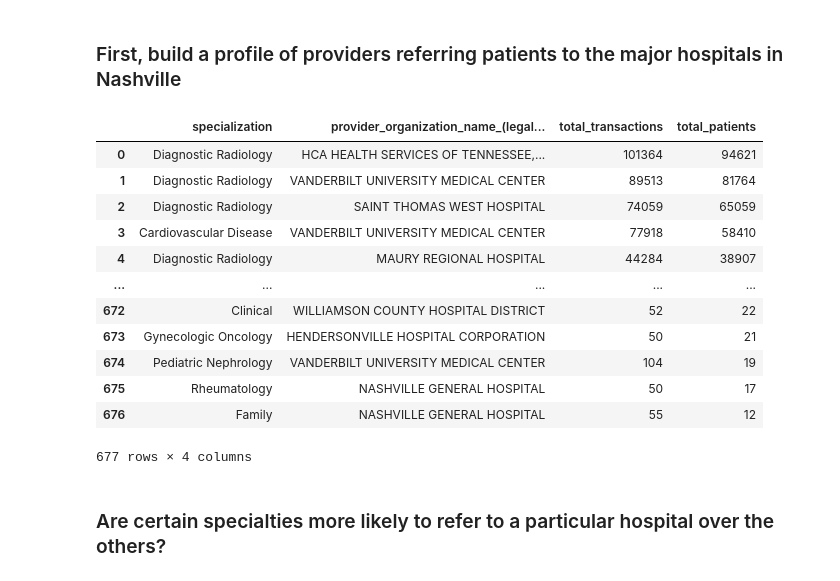
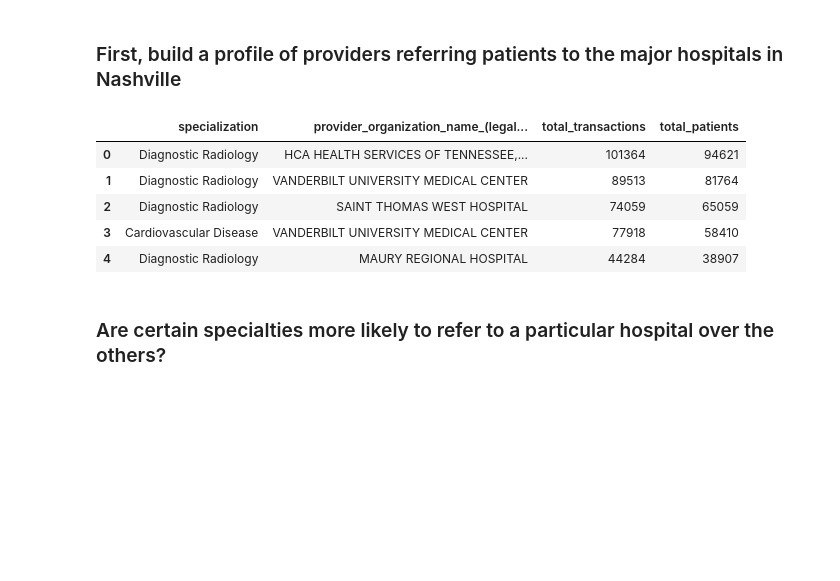
Before and after one commit to tomoumer/hop_team-the-hindenburgs, a Jupyter notebook: Hop_Teaming_Analysis.ipynb, the cells around one changed output. Cells and saved outputs as stored; diff of their text form; code cells hidden in the pictures; blank space fills up the shorter version.

```diff
--- a/Hop_Teaming_Analysis.ipynb
+++ b/Hop_Teaming_Analysis.ipynb
@@ -155,37 +155,30 @@ Major_Hos_sqlite.to_csv('Major_Hospitals.csv')
 # %%
 # Specialization to Major Hospitals
 query = '''
 SELECT t.specialization, n2.`provider_organization_name_(legal_business_name)`,
        SUM(h.transaction_count) AS total_transactions, SUM(h.patient_count) AS total_patients
 FROM hop_major_TN_hospitals AS h
 INNER JOIN nppes n1
 ON h.from_npi = n1.npi
 INNER JOIN nppes n2
 ON h.to_npi = n2.npi
 INNER JOIN taxonomy as t
 ON n1.primary_taxonomy = t.code
 GROUP BY t.specialization, n2.`provider_organization_name_(legal_business_name)`
 ORDER BY total_patients DESC;
 '''
 
 with sqlite3.connect('Hop_Teaming_2018.sqlite') as db:
     Specialization_to_Hos_sqlite = pd.read_sql(query, db)
 
-Specialization_to_Hos_sqlite
+Specialization_to_Hos_sqlite.head()
 # %% [output]
 |  | specialization | provider_organization_name_(legal... | total_transactions | total_patients |
 | 0 | Diagnostic Radiology | HCA HEALTH SERVICES OF TENNESSEE,... | 101364 | 94621 |
 | 1 | Diagnostic Radiology | VANDERBILT UNIVERSITY MEDICAL CENTER | 89513 | 81764 |
 | 2 | Diagnostic Radiology | SAINT THOMAS WEST HOSPITAL | 74059 | 65059 |
 | 3 | Cardiovascular Disease | VANDERBILT UNIVERSITY MEDICAL CENTER | 77918 | 58410 |
 | 4 | Diagnostic Radiology | MAURY REGIONAL HOSPITAL | 44284 | 38907 |
-| ... | ... | ... | ... | ... |
-| 672 | Clinical | WILLIAMSON COUNTY HOSPITAL DISTRICT | 52 | 22 |
-| 673 | Gynecologic Oncology | HENDERSONVILLE HOSPITAL CORPORATION | 50 | 21 |
-| 674 | Pediatric Nephrology | VANDERBILT UNIVERSITY MEDICAL CENTER | 104 | 19 |
-| 675 | Rheumatology | NASHVILLE GENERAL HOSPITAL | 50 | 17 |
-| 676 | Family | NASHVILLE GENERAL HOSPITAL | 55 | 12 |
-677 rows × 4 columns
 # %%
 Specialization_to_Hos_sqlite.to_csv('Specialization_to_Major_Hospitals.csv')
 # %% [markdown]
```
Also changed, not shown: parts of 6 cells of this notebook, 2 other files.
